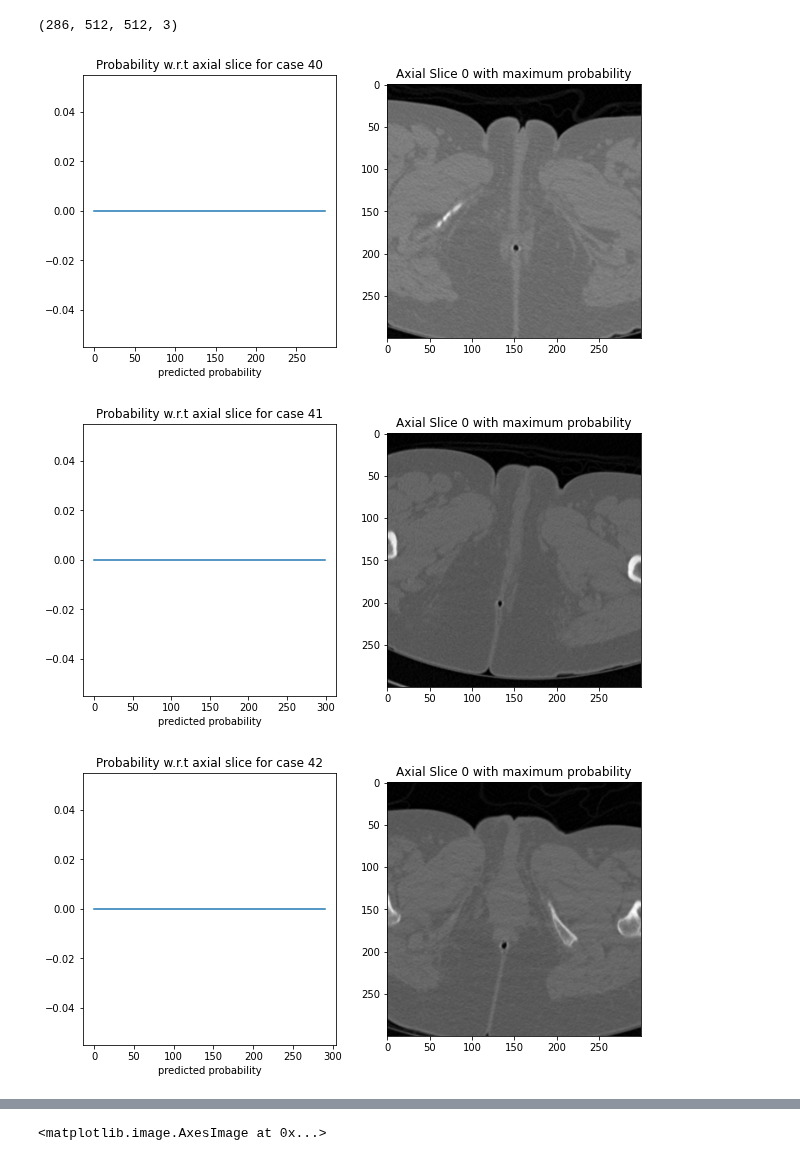
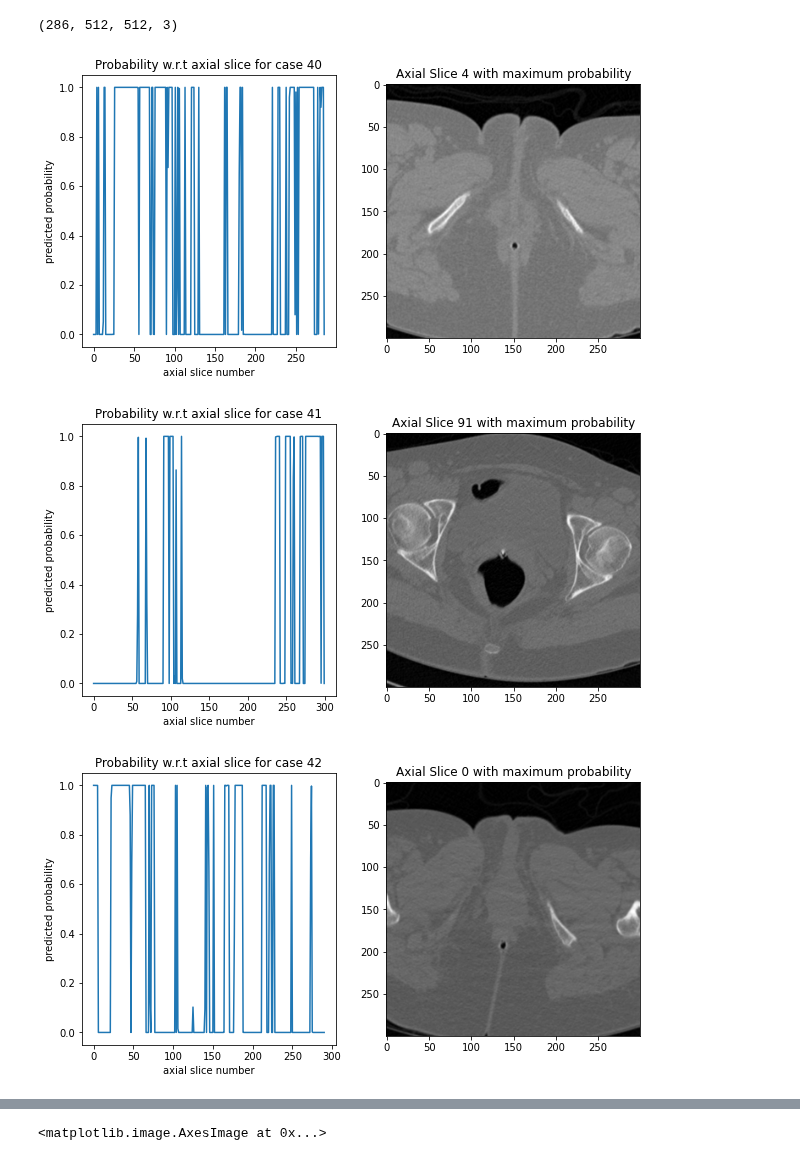
Before and after one commit to KenzaB27/segmentation-of-pelvic-bone, a Jupyter notebook: src/vgg.ipynb, the cells around one changed output, grey strips where cells are left out. Drawn from its saved outputs; the diff is of its cells as text; code cells hidden in the pictures.

```diff
--- a/src/vgg.ipynb
+++ b/src/vgg.ipynb
@@ -92,8 +101,8 @@ Min: 0.000, Max: 1.000
 Min: 0.000, Max: 1.000
 # %%
 X_train, y_train, X_val, y_val = data.X_train_3C, data.y_train, data.X_val_3C, data.y_val
-X_train = tf.image.per_image_standardization(X_train)
-X_val = tf.image.per_image_standardization(X_val)
+# X_train = tf.image.per_image_standardization(X_train)
+# X_val = tf.image.per_image_standardization(X_val)
 # %% [markdown]
 ## VGG 16
 # %%
@@ -101,9 +110,9 @@ input = tfkl.Input([None, None, 3])
 x = tf.cast(input, tf.float32)
 x = tf.image.per_image_standardization(x)
 vgg_model = tfk.applications.VGG16(weights="imagenet", include_top=False, pooling="max")
-vgg_output = vgg_model(input)
-hidden_layer = tfkl.Dense(64, activation='relu')(vgg_output)
-hl_reg = tfkl.Dropout(0.1)(hidden_layer)
+vgg_output = vgg_model(x)
+hidden_layer = tfkl.Dense(128, activation='relu')(vgg_output)
+# hl_reg = tfkl.Dropout(0.1)(hidden_layer)
 # hidden_layer = tfkl.Dense(64, activation='relu')(hl_reg)
 # hidden_layer = tfkl.Dense(32, activation='relu')(hidden_layer)
 # hl_reg = tfkl.Dropout(0.5)(hidden_layer)
@@ -145,7 +150,7 @@ for layer in vgg_model.layers:
 
 # compile the model (should be done *after* setting layers to non-trainable)
 optimizer = tf.keras.optimizers.Adam(learning_rate=0.0001, decay=1e-3)
-model.compile(optimizer="adam", loss='binary_crossentropy',
+model.compile(optimizer=optimizer, loss='binary_crossentropy',
               metrics=['acc'])
 # %%
 checkpoint_filepath = PATH + '/checkpoint/vgg/'
@@ -207,27 +212,28 @@ cmn_img.shape
 # %%
 %%time
 for id, cmn_img in data.cmn_img_3c.items():
   # X_flat = np.array([x.flatten() for x in cmn_img])
   # X_flat = data.scaler.transform(X_flat)
   # X = X_flat.reshape(cmn_img.shape)
   # X = np.array(
   #           [np.repeat(x[None, ...], 3, axis=0).T for x in X])
   X_test = tf.image.per_image_standardization(cmn_img)
   y_pred = model.predict(cmn_img)
   argmax = np.argmax(y_pred)
   plt.figure(figsize=(10,5))
 
   plt.subplot(121)
   plt.plot(y_pred)
   plt.xlabel("axial slice number")
-  plt.xlabel("predicted probability")
+  plt.ylabel("predicted probability")
   plt.title(f"Probability w.r.t axial slice for case {id}")
 
   plt.subplot(122)
   plt.imshow(data.cmn_img[id][argmax], cmap="gray")
   plt.title(f"Axial Slice {argmax} with maximum probability")
+  plt.savefig(f'{PATH}/images/{id}.png')
   plt.show()
 # %% [output]
-[figure, old version]
+[figure, new version]
-[figure, old version]
+[figure, new version]
-[figure, old version]
+[figure, new version]
```
Also changed, not shown: parts of 8 cells of this notebook.
